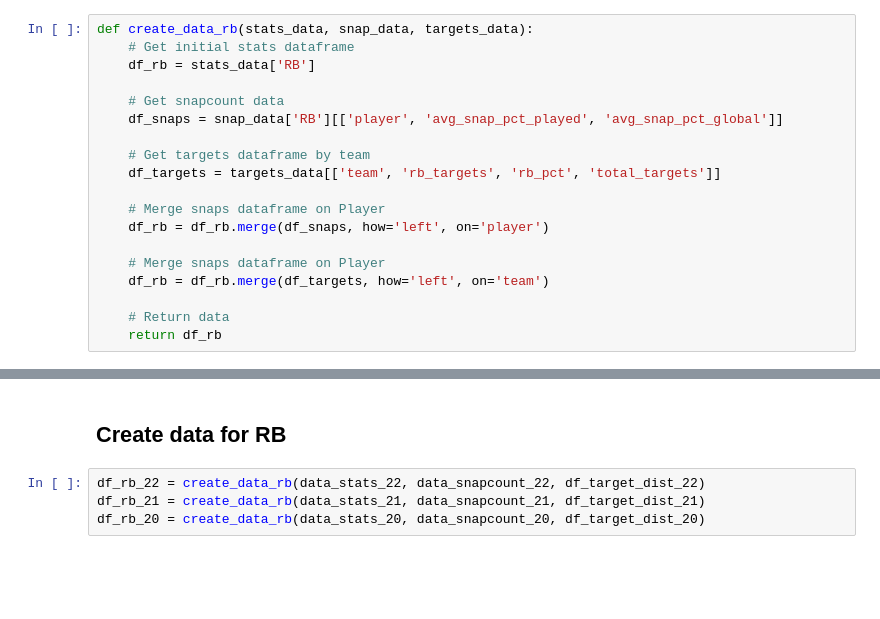
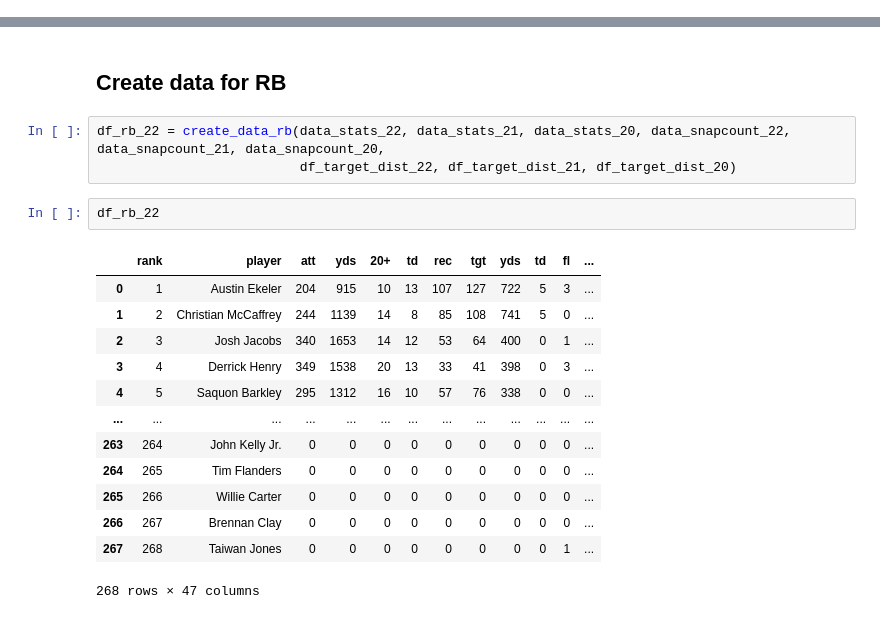
Before and after one commit to kevinmiguel97/Fantasy-Football-, a Jupyter notebook: Notebook.ipynb, the cells around one changed output, grey strips where cells are left out. Cells and saved outputs as stored; diff of their text form; blank space fills up the shorter version.

```diff
--- a/Notebook.ipynb
+++ b/Notebook.ipynb
@@ -158,21 +198,2 @@ df_target_dist_22.head(4)
 # %% [markdown]
 # 2. RB Data cleaning
-# %%
-def create_data_rb(stats_data, snap_data, targets_data):
-    # Get initial stats dataframe
-    df_rb = stats_data['RB']
-
-    # Get snapcount data
-    df_snaps = snap_data['RB'][['player', 'avg_snap_pct_played', 'avg_snap_pct_global']]
-
-    # Get targets dataframe by team
-    df_targets = targets_data[['team', 'rb_targets', 'rb_pct', 'total_targets']]
-
-    # Merge snaps dataframe on Player
-    df_rb = df_rb.merge(df_snaps, how='left', on='player')
-
-    # Merge snaps dataframe on Player
-    df_rb = df_rb.merge(df_targets, how='left', on='team')
-
-    # Return data
-    return df_rb
@@ -179,6 +249,21 @@ def create_data_rb(stats_data, snap_data, targets_data):
 # %% [markdown]
 ## Create data for RB
 # %%
-df_rb_22 = create_data_rb(data_stats_22, data_snapcount_22, df_target_dist_22)
-df_rb_21 = create_data_rb(data_stats_21, data_snapcount_21, df_target_dist_21)
-df_rb_20 = create_data_rb(data_stats_20, data_snapcount_20, df_target_dist_20)
+df_rb_22 = create_data_rb(data_stats_22, data_stats_21, data_stats_20, data_snapcount_22, data_snapcount_21, data_snapcount_20,
+                          df_target_dist_22, df_target_dist_21, df_target_dist_20)
+# %%
+df_rb_22
+# %% [output]
+|  | rank | player | att | yds | 20+ | td | rec | tgt | yds | td | fl | ... |
+| 0 | 1 | Austin Ekeler | 204 | 915 | 10 | 13 | 107 | 127 | 722 | 5 | 3 | ... |
+| 1 | 2 | Christian McCaffrey | 244 | 1139 | 14 | 8 | 85 | 108 | 741 | 5 | 0 | ... |
+| 2 | 3 | Josh Jacobs | 340 | 1653 | 14 | 12 | 53 | 64 | 400 | 0 | 1 | ... |
+| 3 | 4 | Derrick Henry | 349 | 1538 | 20 | 13 | 33 | 41 | 398 | 0 | 3 | ... |
+| 4 | 5 | Saquon Barkley | 295 | 1312 | 16 | 10 | 57 | 76 | 338 | 0 | 0 | ... |
+| ... | ... | ... | ... | ... | ... | ... | ... | ... | ... | ... | ... | ... |
+| 263 | 264 | John Kelly Jr. | 0 | 0 | 0 | 0 | 0 | 0 | 0 | 0 | 0 | ... |
+| 264 | 265 | Tim Flanders | 0 | 0 | 0 | 0 | 0 | 0 | 0 | 0 | 0 | ... |
+| 265 | 266 | Willie Carter | 0 | 0 | 0 | 0 | 0 | 0 | 0 | 0 | 0 | ... |
+| 266 | 267 | Brennan Clay | 0 | 0 | 0 | 0 | 0 | 0 | 0 | 0 | 0 | ... |
+| 267 | 268 | Taiwan Jones | 0 | 0 | 0 | 0 | 0 | 0 | 0 | 0 | 1 | ... |
+268 rows × 47 columns
```
Also changed, not shown: parts of 5 cells of this notebook, 1 other file.
